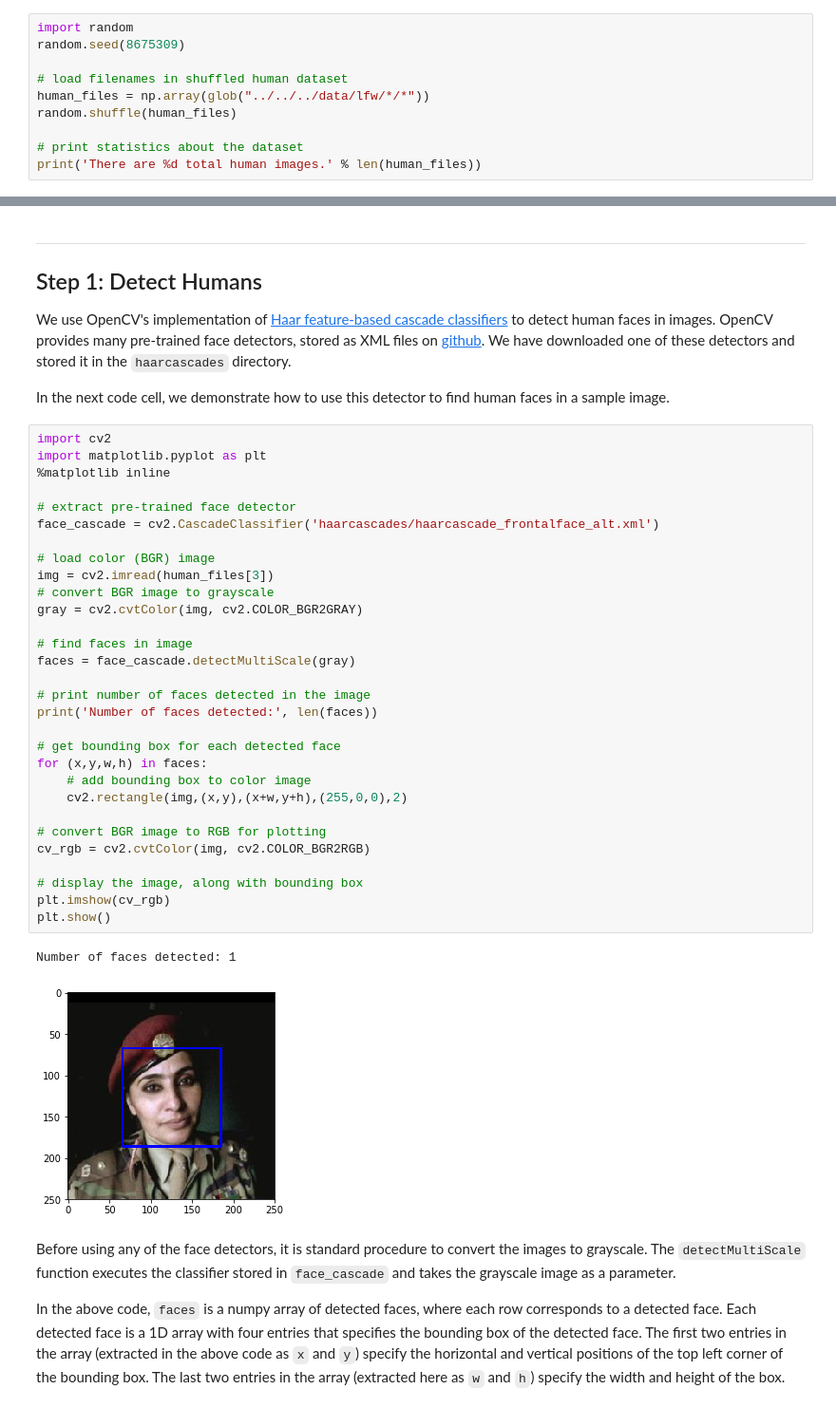
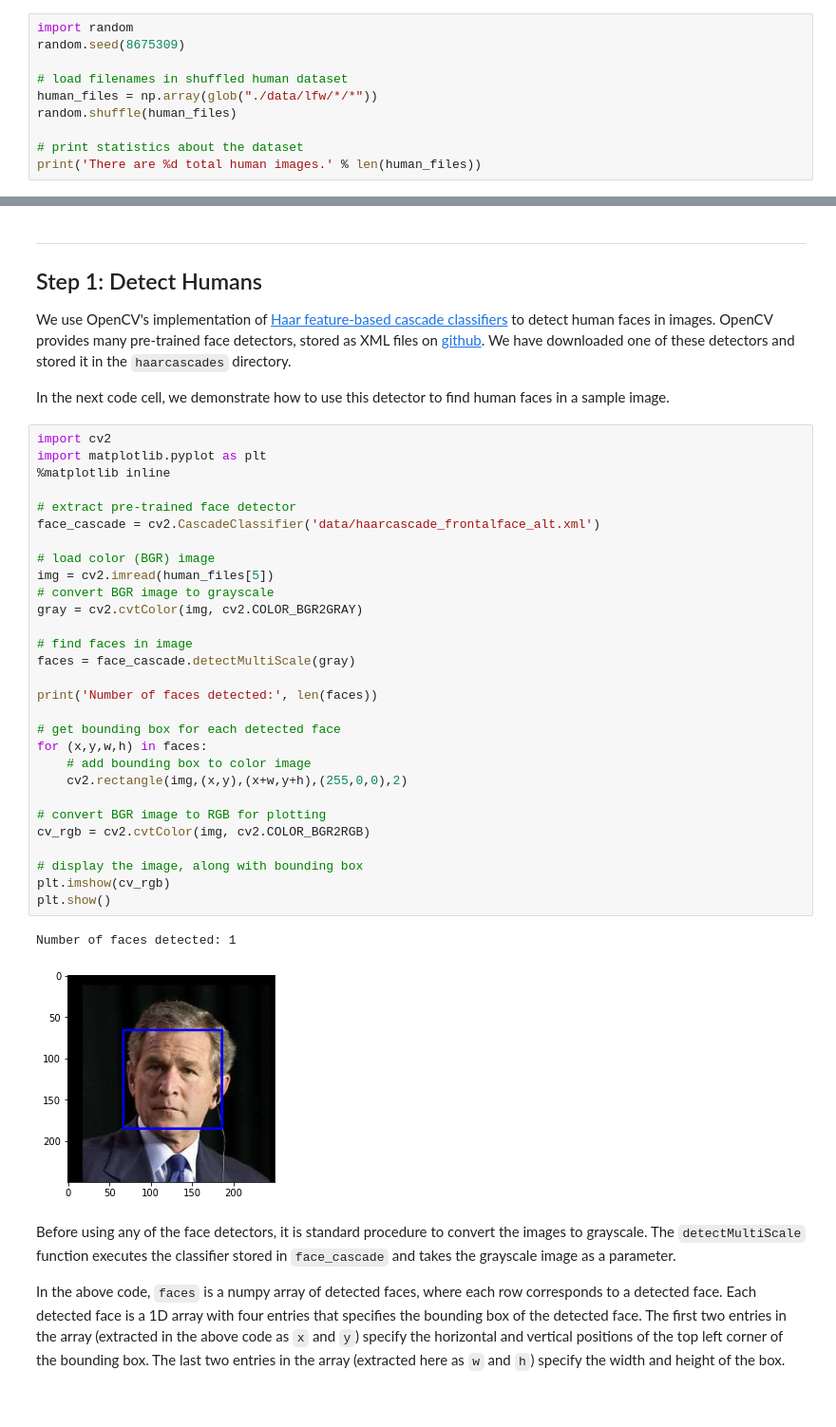
Before and after one commit to Marsl2808/capstone, a Jupyter notebook: dog_app.ipynb, the cells around one changed output, grey strips where cells are left out. Shown at 95% size. Saved outputs shown, nothing was run; the diff lists cells and outputs as text.

```diff
--- a/dog_app.ipynb
+++ b/dog_app.ipynb
@@ -99,7 +99,7 @@ import random
 random.seed(8675309)
 
 # load filenames in shuffled human dataset
-human_files = np.array(glob("../../../data/lfw/*/*"))
+human_files = np.array(glob("./data/lfw/*/*"))
 random.shuffle(human_files)
 
 # print statistics about the dataset
@@ -117,36 +117,35 @@ In the next code cell, we demonstrate how to use this detector to find human fac
 # %%
 import cv2
 import matplotlib.pyplot as plt
 %matplotlib inline
 
 # extract pre-trained face detector
-face_cascade = cv2.CascadeClassifier('haarcascades/haarcascade_frontalface_alt.xml')
+face_cascade = cv2.CascadeClassifier('data/haarcascade_frontalface_alt.xml')
 
 # load color (BGR) image
-img = cv2.imread(human_files[3])
+img = cv2.imread(human_files[5])
 # convert BGR image to grayscale
 gray = cv2.cvtColor(img, cv2.COLOR_BGR2GRAY)
 
 # find faces in image
 faces = face_cascade.detectMultiScale(gray)
 
-# print number of faces detected in the image
 print('Number of faces detected:', len(faces))
 
 # get bounding box for each detected face
 for (x,y,w,h) in faces:
     # add bounding box to color image
     cv2.rectangle(img,(x,y),(x+w,y+h),(255,0,0),2)
 
 # convert BGR image to RGB for plotting
 cv_rgb = cv2.cvtColor(img, cv2.COLOR_BGR2RGB)
 
 # display the image, along with bounding box
 plt.imshow(cv_rgb)
 plt.show()
 # %% [output]
 Number of faces detected: 1
-[figure, old version]
+[figure, new version]
 # %% [markdown]
 Before using any of the face detectors, it is standard procedure to convert the images to grayscale.  The `detectMultiScale` function executes the classifier stored in `face_cascade` and takes the grayscale image as a parameter.
 
```
Also changed, not shown: parts of 5 cells of this notebook, 6 other files.
